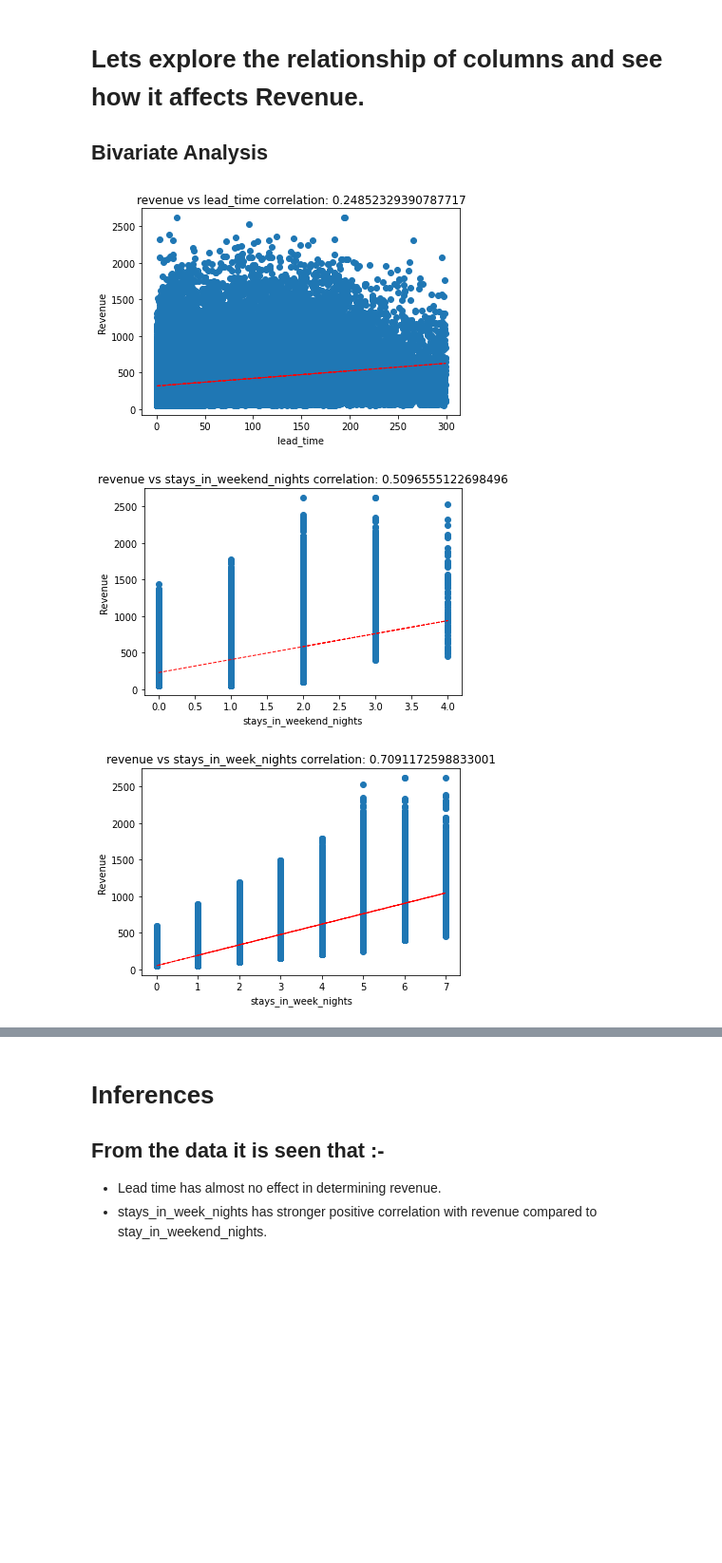
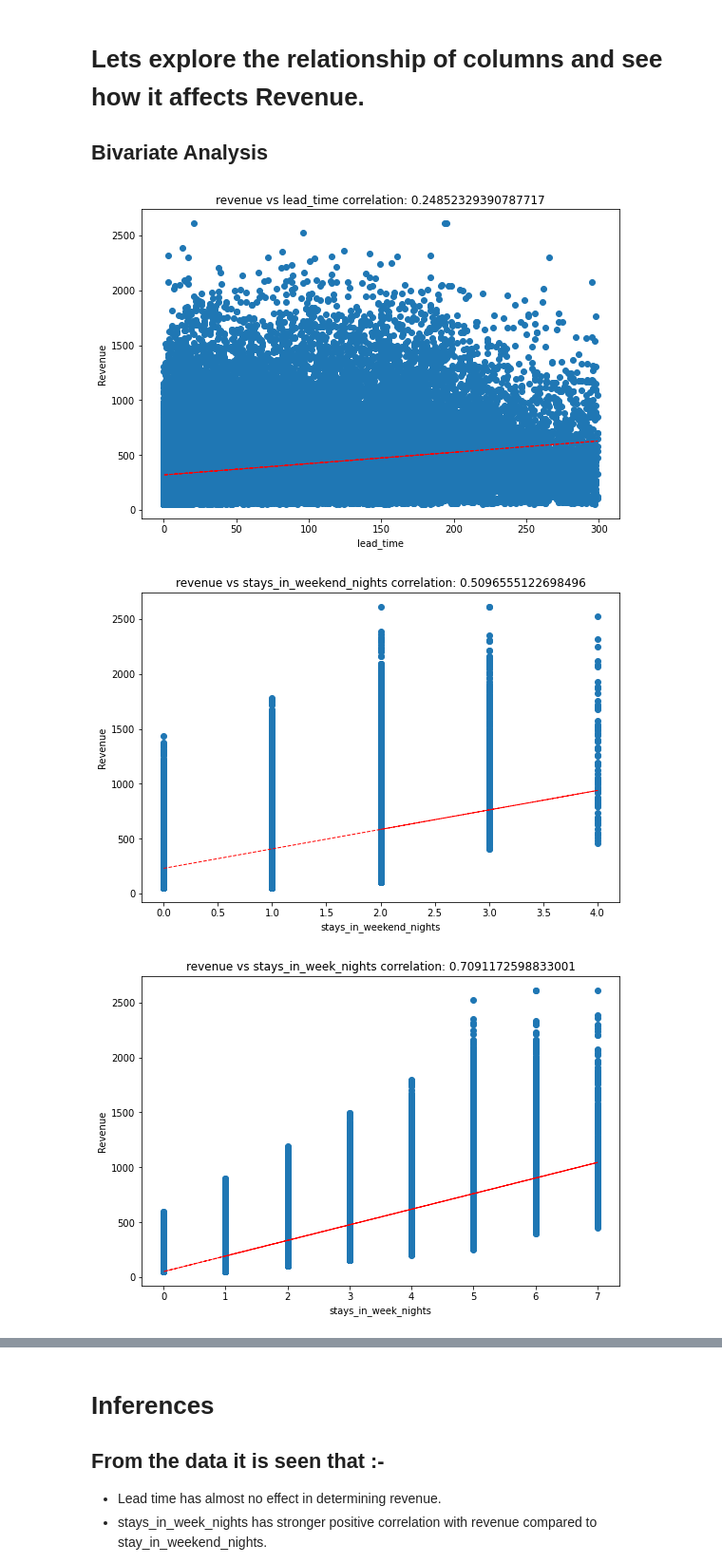
Before and after one commit to shubhpanchal/EDA--HotelAnalysis-AlmabetterCapstoneProject, a Jupyter notebook: Copy_of_Hotel_Booking_Analysis_Capstone_Project.ipynb, the cells around one changed output, grey strips where cells are left out. Shown at 95% size. Drawn from its saved outputs; the diff is of its cells as text; code cells hidden in the pictures; blank space fills up the shorter version.

```diff
--- a/Copy_of_Hotel_Booking_Analysis_Capstone_Project.ipynb
+++ b/Copy_of_Hotel_Booking_Analysis_Capstone_Project.ipynb
@@ -459,22 +459,22 @@ plt.show()
 ## Bivariate Analysis
 # %%
 for col in numerical.drop(['revenue']):
-  fig = plt.figure(figsize = (6,4))
+  fig = plt.figure(figsize = (9,6))
   ax = fig.gca()
   feature = hotel[col]
   label = hotel['revenue']
   correlation = feature.corr(label)
   plt.scatter(x=feature, y = label)
   plt.xlabel(col)
   plt.ylabel('Revenue')
   ax.set_title('revenue vs ' + col + ' correlation: ' + str(correlation))
   z = np.polyfit(hotel[col], hotel['revenue'],1)
   y_hat = np.poly1d(z)(hotel[col])
 
   plt.plot(hotel[col], y_hat, 'r--', lw=1)
 
 plt.show()
 # %% [output]
-[figure, old version]
+[figure, new version]
-[figure, old version]
+[figure, new version]
-[figure, old version]
+[figure, new version]
```
Also changed, not shown: parts of 3 cells of this notebook.
